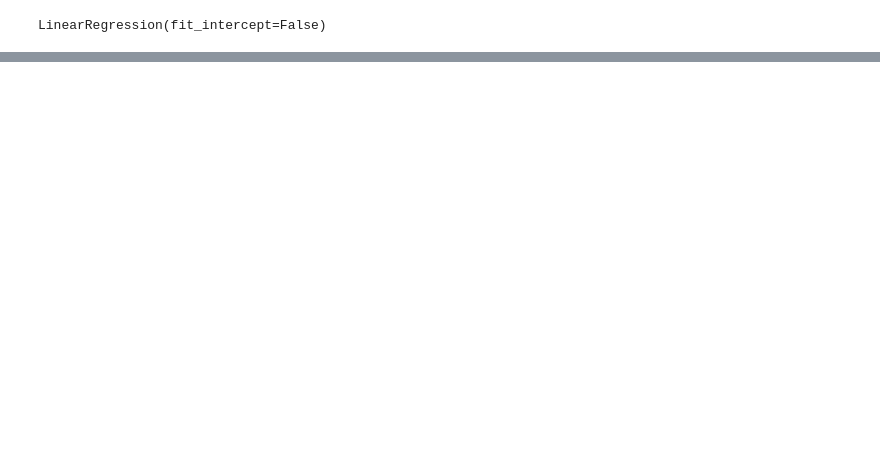
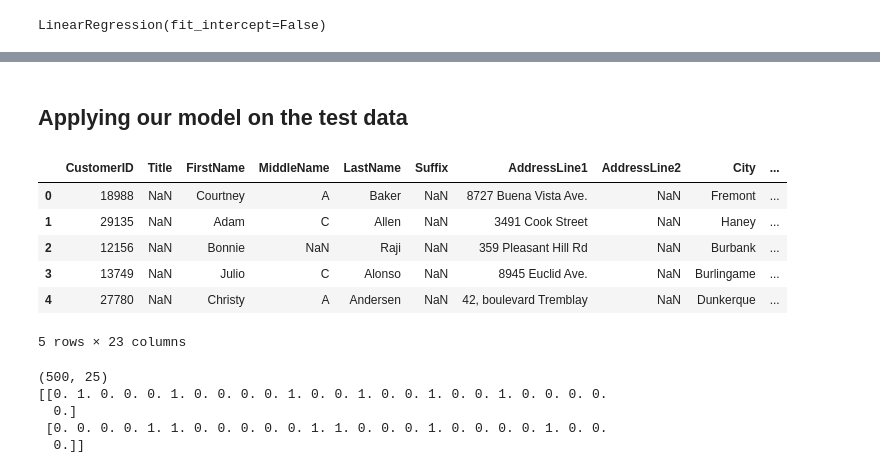
Before and after one commit to Karrthik-Arya/Moodify-Learning, a Jupyter notebook: Assignment-2/Problem-1.ipynb, the cells around one changed output, grey strips where cells are left out. Cells and saved outputs as stored; diff of their text form; code cells hidden in the pictures; blank space fills up the shorter version.

```diff
--- a/Assignment-2/Problem-1.ipynb
+++ b/Assignment-2/Problem-1.ipynb
@@ -611,0 +599,26 @@ resid_plot(y_test, y_score)
+# %% [markdown]
+## Applying our model on the test data
+# %%
+AW_test.head()
+# %% [output]
+|  | CustomerID | Title | FirstName | MiddleName | LastName | Suffix | AddressLine1 | AddressLine2 | City | ... |
+| 0 | 18988 | NaN | Courtney | A | Baker | NaN | 8727 Buena Vista Ave. | NaN | Fremont | ... |
+| 1 | 29135 | NaN | Adam | C | Allen | NaN | 3491 Cook Street | NaN | Haney | ... |
+| 2 | 12156 | NaN | Bonnie | NaN | Raji | NaN | 359 Pleasant Hill Rd | NaN | Burbank | ... |
+| 3 | 13749 | NaN | Julio | C | Alonso | NaN | 8945 Euclid Ave. | NaN | Burlingame | ... |
+| 4 | 27780 | NaN | Christy | A | Andersen | NaN | 42, boulevard Tremblay | NaN | Dunkerque | ... |
+5 rows × 23 columns
+# %%
+cat_cols = ['Education', 'Gender', 'MaritalStatus', 'NumberCarsOwned', 'NumberChildrenAtHome']
+Features = encode_string(AW_test['Occupation'])
+for col in cat_cols:
+    temp = encode_string(AW_test[col])
+    Features = np.concatenate([Features, temp], axis = 1)
+print(Features.shape)
+print(Features[:2])
+# %% [output]
+(500, 25)
+[[0. 1. 0. 0. 0. 1. 0. 0. 0. 0. 1. 0. 0. 1. 0. 0. 1. 0. 0. 1. 0. 0. 0. 0.
+  0.]
+ [0. 0. 0. 0. 1. 1. 0. 0. 0. 0. 0. 1. 1. 0. 0. 0. 1. 0. 0. 0. 0. 1. 0. 0.
+  0.]]
```
Also changed, not shown: parts of 14 cells of this notebook, 3 other files.
